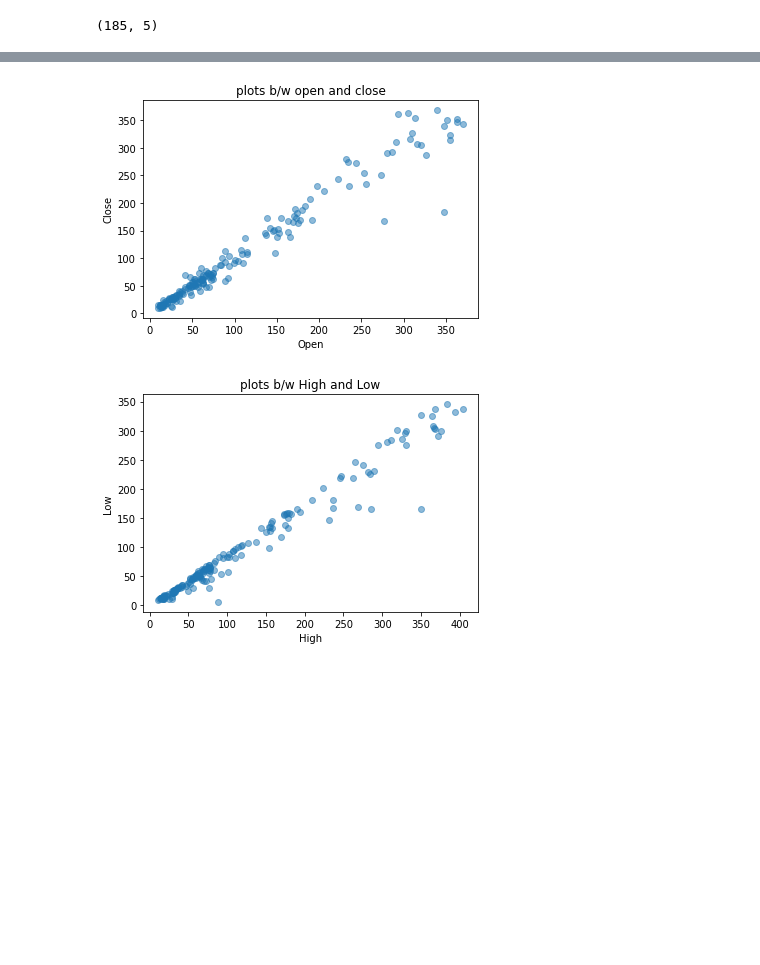
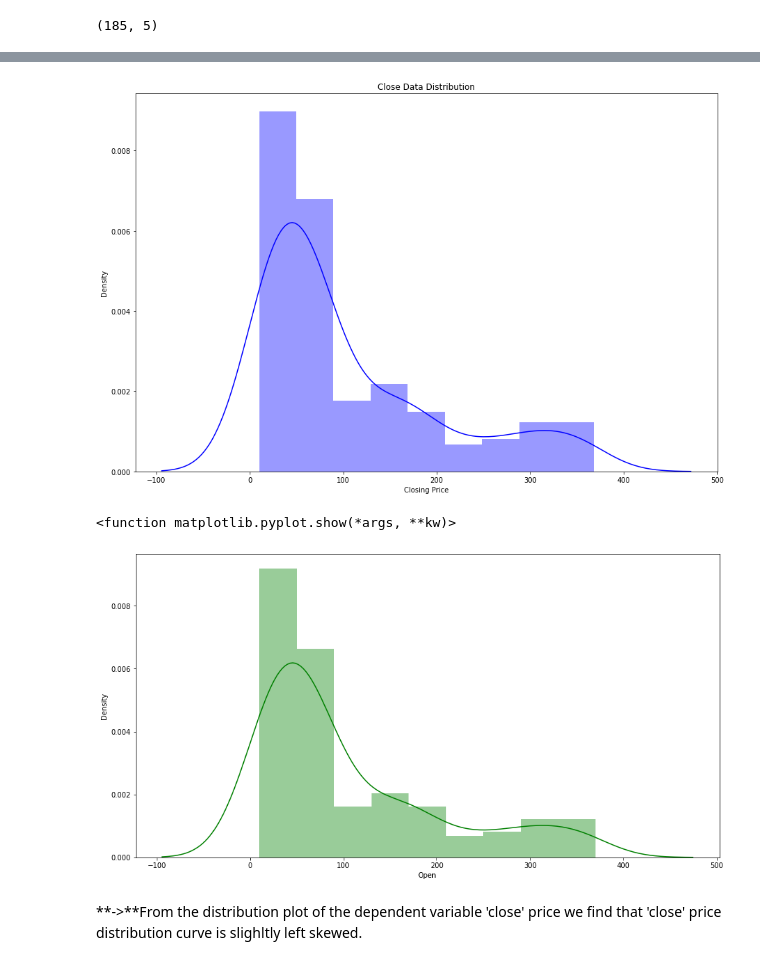
Before and after one commit to Swastik02aug/SML-Regression-Capstone-Project, a Jupyter notebook: project(yes_bank).ipynb, the cells around one changed output, grey strips where cells are left out. Saved outputs shown, nothing was run; the diff lists cells and outputs as text; code cells hidden in the pictures; blank space fills up the shorter version.

```diff
--- a/project(yes_bank).ipynb
+++ b/project(yes_bank).ipynb
@@ -160,18 +168,18 @@ dataset.head()
-# %%
-#PLOTTING THE SCATTER PLOT B/W OPEN AND CLOSE COLUMN DATA
-plt.scatter(dataset['Open'],dataset['Close'],alpha=.5)
-plt.title('plots b/w open and close')
-plt.xlabel('Open')
-plt.ylabel('Close')
-plt.show()
-# %% [output]
-[figure, removed]
-# %%
-#PLOTTING THE SCATTER PLOT B/W HIGH AND LOW COLUMN DATA
-plt.scatter(dataset['High'],dataset['Low'],alpha=.5)
-plt.title('plots b/w High and Low')
-plt.xlabel('High')
-plt.ylabel('Low')
-plt.show()
-# %% [output]
-[figure, removed]
+# %%
+# Dependent variable 'Closing price'
+plt.figure(figsize=(15,10))
+sns.distplot(dataset['Close'],color="b")
+plt.title('Close Data Distribution')
+plt.xlabel('Closing Price')
+plt.show()
+# %% [output]
+[figure, added]
+# %%
+plt.figure(figsize=(15,8))
+sns.distplot(dataset['Open'],color='g')
+plt.show
+# %% [output]
+<function matplotlib.pyplot.show(*args, **kw)>
+[figure, added]
+# %% [markdown]
+**->**From the distribution plot of the dependent variable 'close' price we find that 'close' price distribution curve is slighltly left skewed.
```
Also changed, not shown: parts of 19 cells of this notebook.
